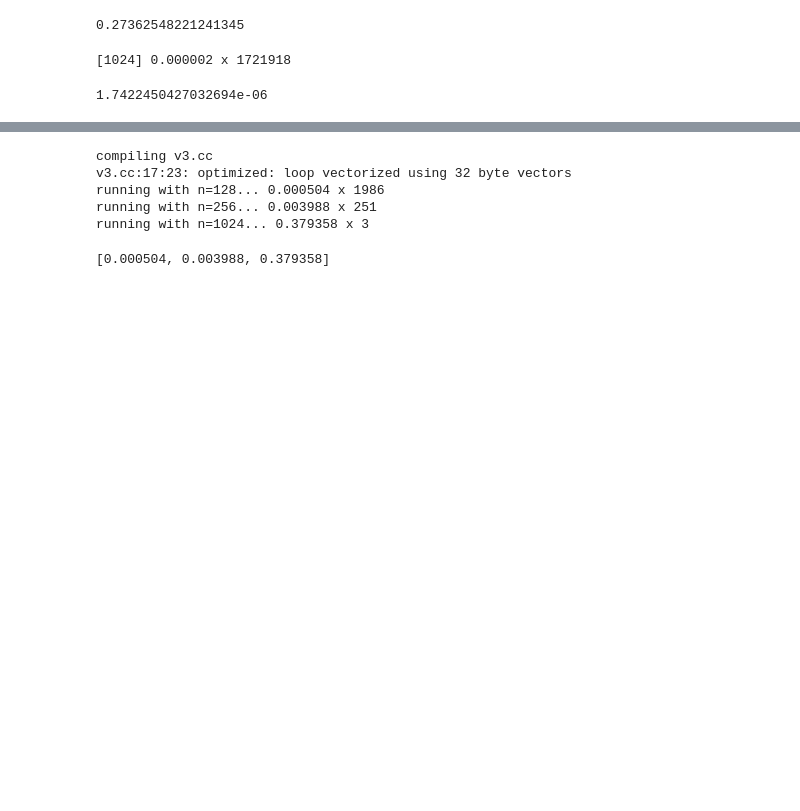
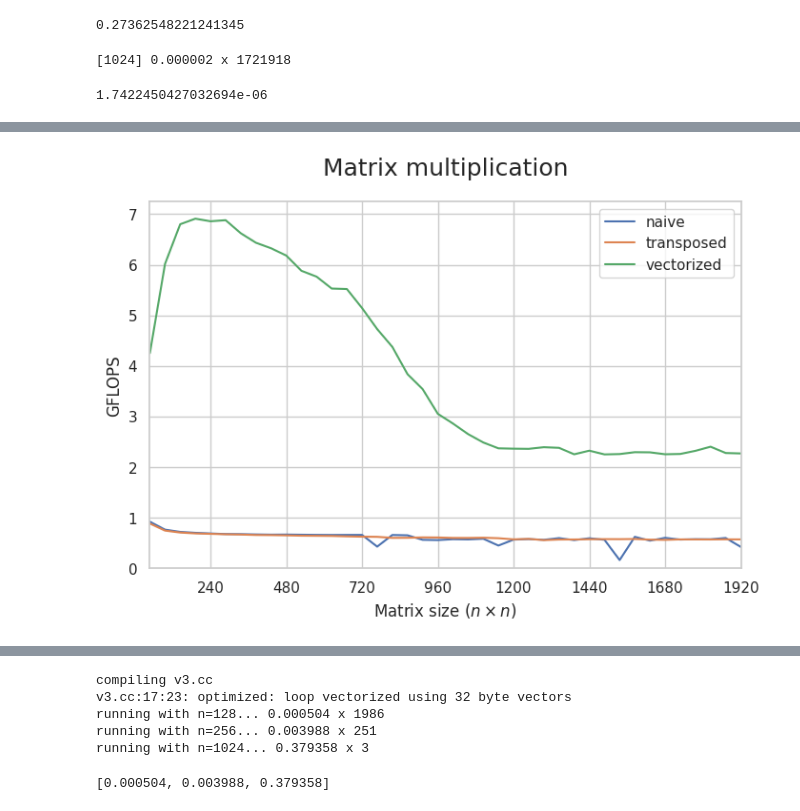
Before and after one commit to sslotin/amh-code, a Jupyter notebook: matmul/plot.ipynb, the cells around one changed output, grey strips where cells are left out. Cells and saved outputs as stored; diff of their text form; code cells hidden in the pictures; blank space fills up the shorter version.

```diff
--- a/matmul/plot.ipynb
+++ b/matmul/plot.ipynb
@@ -99,0 +204,8 @@ def benchmark(source, ns, duration=1):
+# %%
+plot([
+    ('hugepages', 'naive'),
+    ('transposed', 'transposed'),
+    ('autovec', 'vectorized'),
+], 'mm-vectorized-plot.svg')
+# %% [output]
+[figure, added]
```
Also changed, not shown: parts of 56 cells of this notebook, 3 other files.
